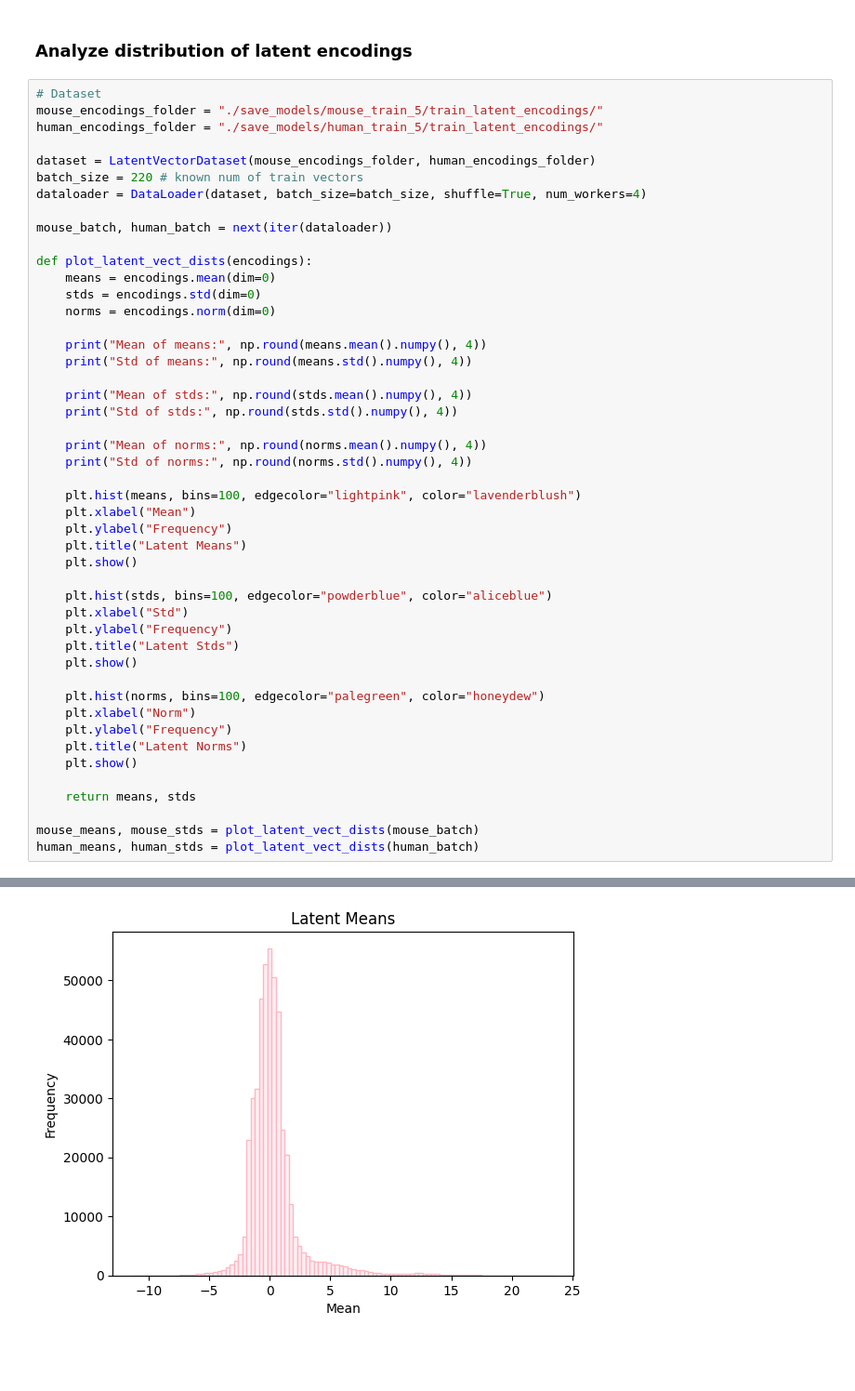
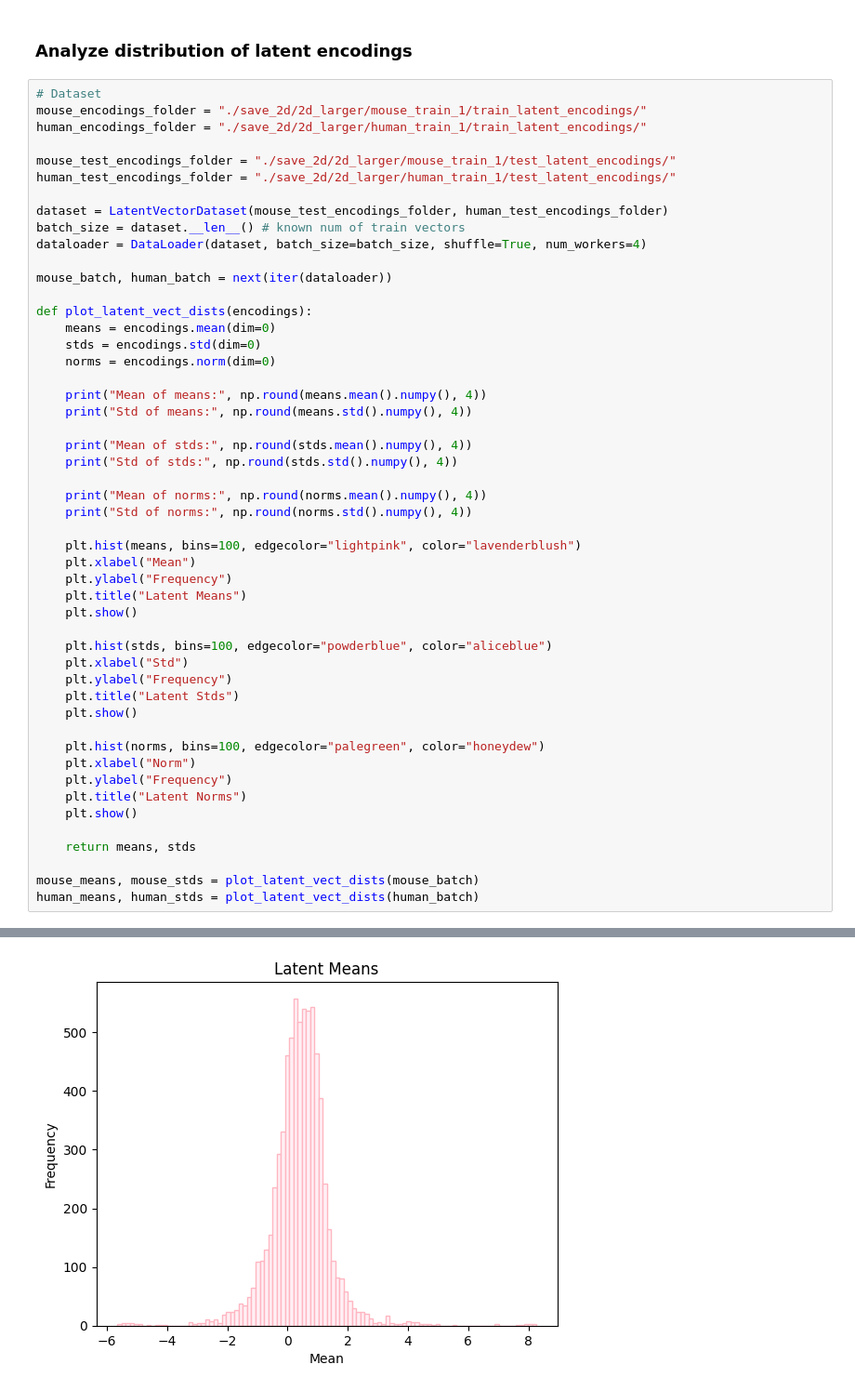
Before and after one commit to jessicabohm/UNIT, a Jupyter notebook: map_latents.ipynb, the cells around one changed output, grey strips where cells are left out. Shown at 93% size. Drawn from its saved outputs; the diff is of its cells as text; blank space fills up the shorter version.

```diff
--- a/map_latents.ipynb
+++ b/map_latents.ipynb
@@ -364,11 +1262,14 @@ plot_img(trans_map_img, slice_idx, "Trans (map) -s" + str(slice_idx))
 ### Analyze distribution of latent encodings
 # %%
 # Dataset
-mouse_encodings_folder = "./save_models/mouse_train_5/train_latent_encodings/"
-human_encodings_folder = "./save_models/human_train_5/train_latent_encodings/"
+mouse_encodings_folder = "./save_2d/2d_larger/mouse_train_1/train_latent_encodings/"
+human_encodings_folder = "./save_2d/2d_larger/human_train_1/train_latent_encodings/"
 
-dataset = LatentVectorDataset(mouse_encodings_folder, human_encodings_folder)
-batch_size = 220 # known num of train vectors
+mouse_test_encodings_folder = "./save_2d/2d_larger/mouse_train_1/test_latent_encodings/"
+human_test_encodings_folder = "./save_2d/2d_larger/human_train_1/test_latent_encodings/"
+
+dataset = LatentVectorDataset(mouse_test_encodings_folder, human_test_encodings_folder)
+batch_size = dataset.__len__() # known num of train vectors
 dataloader = DataLoader(dataset, batch_size=batch_size, shuffle=True, num_workers=4)
 
 mouse_batch, human_batch = next(iter(dataloader))
@@ -419 +1320 @@ Std of norms: 27.5829
-[figure, old version]
+[figure, new version]
```
Also changed, not shown: parts of 23 cells of this notebook, 8 other files.
